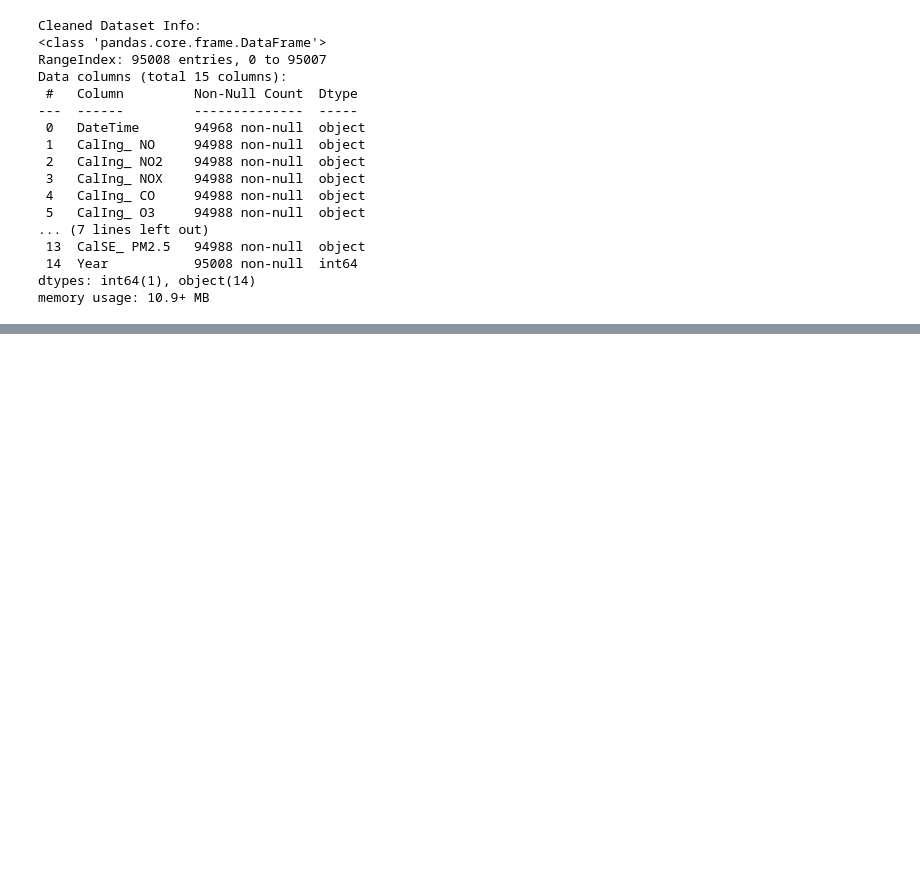
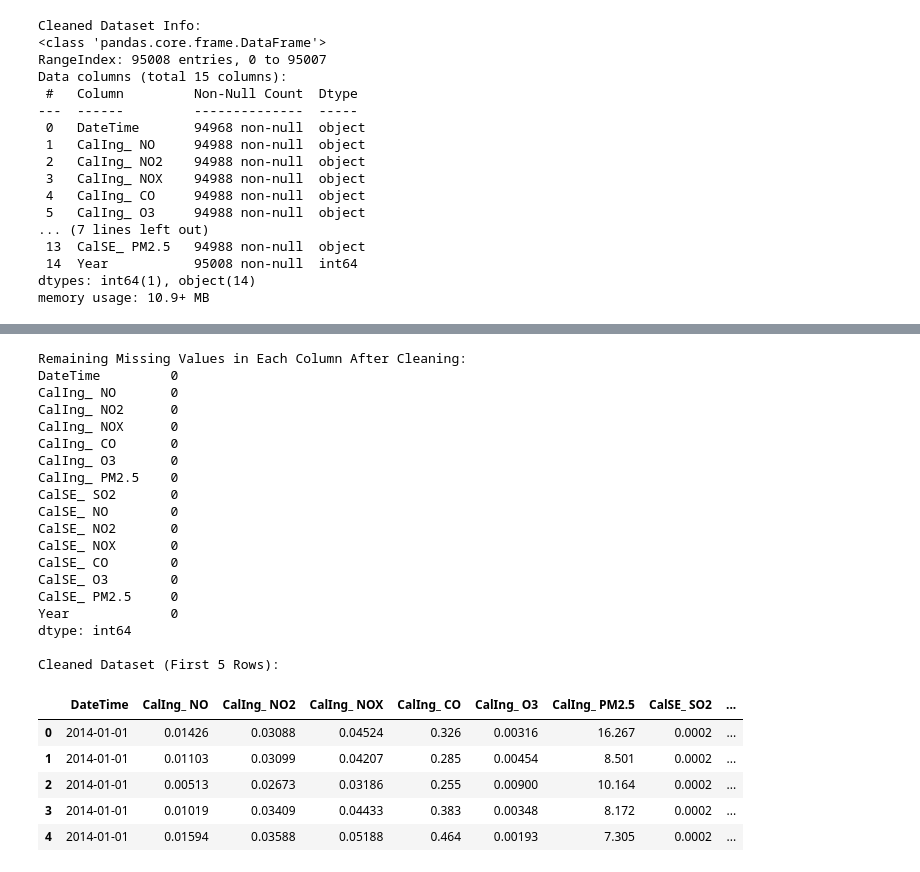
Before and after one commit to Tundebademosi/engg680_2024_fall, a Jupyter notebook: Group_18_Project/Air_quality_analysis.ipynb, the cells around one changed output, grey strips where cells are left out. Cells and saved outputs as stored; diff of their text form; code cells hidden in the pictures; blank space fills up the shorter version.

Commit message:
Working on the Group project

```diff
--- a/Group_18_Project/Air_quality_analysis.ipynb
+++ b/Group_18_Project/Air_quality_analysis.ipynb
@@ -19,7 +19,7 @@ import glob
 import os
 
 # Defining  the correct file path (relative to the python ipnyb file location
-file_path = "/content/drive/MyDrive/engg680_2024_fall/Group_18_Project/craz air data"  # Using the relative path to the folder to extract all csv files
+file_path = "/content/drive/MyDrive/Colab Notebooks/engg680_2024_fall/Group_18_Project/craz air data"  # Using the relative path to the folder to extract all csv files
 file_names = glob.glob(os.path.join(file_path, "*.csv"))  # Get all CSV files in the folder
 
 if not file_names:
@@ -147,0 +178,51 @@ memory usage: 10.9+ MB
+# %%
+import warnings
+warnings.filterwarnings("ignore")
+
+# Define the numerical columns explicitly
+numerical_columns = [
+    "CalIng_ NO", "CalIng_ NO2", "CalIng_ NOX", "CalIng_ CO", "CalIng_ O3", "CalIng_ PM2.5",
+    "CalSE_ SO2", "CalSE_ NO", "CalSE_ NO2", "CalSE_ NOX", "CalSE_ CO", "CalSE_ O3", "CalSE_ PM2.5"
+]
+
+# Remove rows with missing DateTime values since median can't be applied to Datetime
+cleaned_data = cleaned_data.dropna(subset=["DateTime"]).reset_index(drop=True)
+
+# Ensure all numerical columns are filled with their respective medians
+for col in numerical_columns:
+    cleaned_data[col] = pd.to_numeric(cleaned_data[col], errors='coerce')  # Convert values to numeric if necessary
+    cleaned_data[col].fillna(cleaned_data[col].median(), inplace=True)  # Fill NaN with the column median
+
+# Check for any remaining missing values
+print("\nRemaining Missing Values in Each Column After Cleaning:")
+print(cleaned_data.isnull().sum())
+
+# Display the first few rows of the cleaned dataset
+print("\nCleaned Dataset (First 5 Rows):")
+display(cleaned_data.head())
+# %% [output]
+Remaining Missing Values in Each Column After Cleaning:
+DateTime         0
+CalIng_ NO       0
+CalIng_ NO2      0
+CalIng_ NOX      0
+CalIng_ CO       0
+CalIng_ O3       0
+CalIng_ PM2.5    0
+CalSE_ SO2       0
+CalSE_ NO        0
+CalSE_ NO2       0
+CalSE_ NOX       0
+CalSE_ CO        0
+CalSE_ O3        0
+CalSE_ PM2.5     0
+Year             0
+dtype: int64
+
+Cleaned Dataset (First 5 Rows):
+|  | DateTime | CalIng_ NO | CalIng_ NO2 | CalIng_ NOX | CalIng_ CO | CalIng_ O3 | CalIng_ PM2.5 | CalSE_ SO2 | ... |
+| 0 | 2014-01-01 | 0.01426 | 0.03088 | 0.04524 | 0.326 | 0.00316 | 16.267 | 0.0002 | ... |
+| 1 | 2014-01-01 | 0.01103 | 0.03099 | 0.04207 | 0.285 | 0.00454 | 8.501 | 0.0002 | ... |
+| 2 | 2014-01-01 | 0.00513 | 0.02673 | 0.03186 | 0.255 | 0.00900 | 10.164 | 0.0002 | ... |
+| 3 | 2014-01-01 | 0.01019 | 0.03409 | 0.04433 | 0.383 | 0.00348 | 8.172 | 0.0002 | ... |
+| 4 | 2014-01-01 | 0.01594 | 0.03588 | 0.05188 | 0.464 | 0.00193 | 7.305 | 0.0002 | ... |
```
Also changed, not shown: parts of 3 cells of this notebook, 1 other file.
